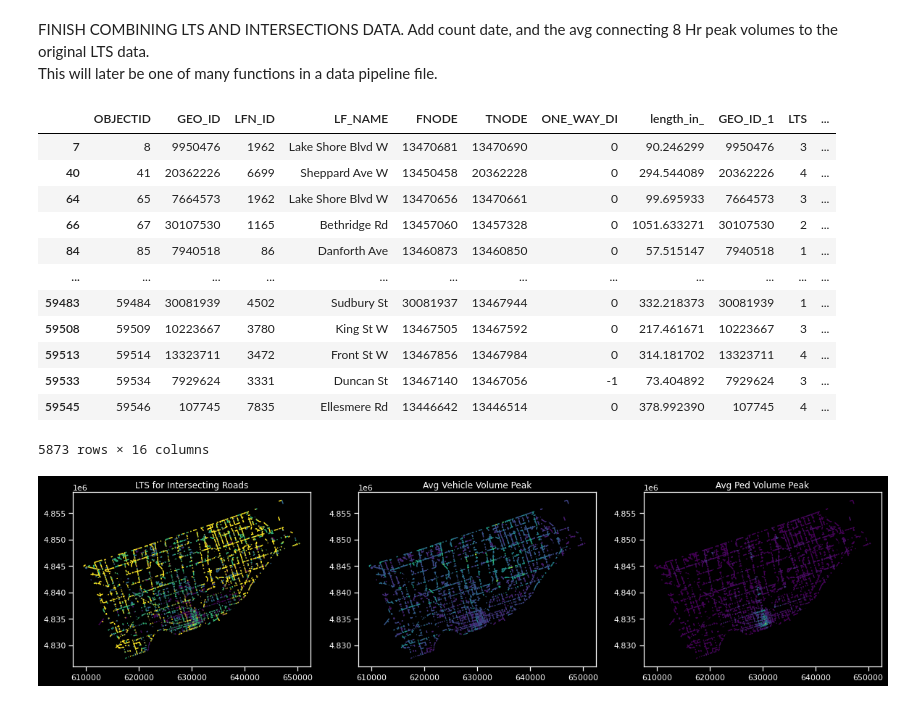
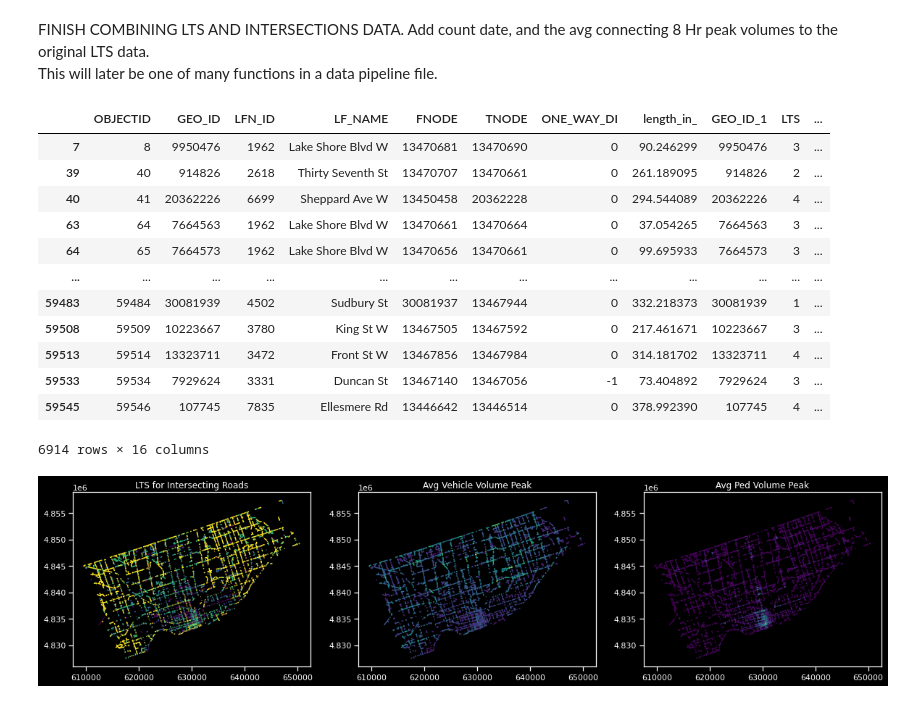
Before and after one commit to KeaganHRankin/Cycle-Classifier, a Jupyter notebook: edanalysis/eda_intersection_volume.ipynb, the cells around one changed output. Cells and saved outputs as stored; diff of their text form; code cells hidden in the pictures.

```diff
--- a/edanalysis/eda_intersection_volume.ipynb
+++ b/edanalysis/eda_intersection_volume.ipynb
@@ -317,50 +317,53 @@ This will later be one of many functions in a data pipeline file.
 inter_metre = intersections_gpd.to_crs("EPSG:26917")
 lts_metre = lts_gpd.to_crs("EPSG:26917")
 
+#THIS BUFFER CONTROLS the distance of extrapolation for the intersection data (in m)
+buffer = 10
+
 # Set a buffer corresponding to lat lon count error; assume 5-10m?
-inter_metre['geometry'] = inter_metre.buffer(5)
+inter_metre['geometry'] = inter_metre.buffer(buffer)
 inter_metre['intersects'] = 1
 
 # Do the initial merge
 initial_merge = gpd.sjoin(inter_metre, #left
                           lts_metre, #right
                           how='right',
                           op='intersects')
 
 initial_merge = initial_merge[initial_merge['intersects'] == 1]
 
 # Aggregate: the mean of 8 hr peaks (we might also want info on the connecting intersection index and dates).
 peaks = ['index_left', 'Count Date', '8 Peak Hr Vehicle Volume','8 Peak Hr Pedestrian Volume']
 merger = initial_merge[peaks].groupby(initial_merge.index).agg({'index_left': lambda x: tuple(x),
                                                                 'Count Date': lambda x: tuple(x),
                                                                 '8 Peak Hr Vehicle Volume': 'mean',
                                                                 '8 Peak Hr Pedestrian Volume': 'mean'}
                                                                )
 
 # Combine merger with the lts data.
 lts_intersections_avg = pd.merge(left=lts_metre,
                                 right=merger,
                                 how='left',
                                 left_index=True,
                                 right_index=True,
                                )
 
 # Show new frame
 lts_intersections_avg[lts_intersections_avg['index_left'].notnull()]
 # %% [output]
 |  | OBJECTID | GEO_ID | LFN_ID | LF_NAME | FNODE | TNODE | ONE_WAY_DI | length_in_ | GEO_ID_1 | LTS | ... |
 | 7 | 8 | 9950476 | 1962 | Lake Shore Blvd W | 13470681 | 13470690 | 0 | 90.246299 | 9950476 | 3 | ... |
+| 39 | 40 | 914826 | 2618 | Thirty Seventh St | 13470707 | 13470661 | 0 | 261.189095 | 914826 | 2 | ... |
 | 40 | 41 | 20362226 | 6699 | Sheppard Ave W | 13450458 | 20362228 | 0 | 294.544089 | 20362226 | 4 | ... |
+| 63 | 64 | 7664563 | 1962 | Lake Shore Blvd W | 13470661 | 13470664 | 0 | 37.054265 | 7664563 | 3 | ... |
 | 64 | 65 | 7664573 | 1962 | Lake Shore Blvd W | 13470656 | 13470661 | 0 | 99.695933 | 7664573 | 3 | ... |
-| 66 | 67 | 30107530 | 1165 | Bethridge Rd | 13457060 | 13457328 | 0 | 1051.633271 | 30107530 | 2 | ... |
-| 84 | 85 | 7940518 | 86 | Danforth Ave | 13460873 | 13460850 | 0 | 57.515147 | 7940518 | 1 | ... |
 | ... | ... | ... | ... | ... | ... | ... | ... | ... | ... | ... | ... |
 | 59483 | 59484 | 30081939 | 4502 | Sudbury St | 30081937 | 13467944 | 0 | 332.218373 | 30081939 | 1 | ... |
 | 59508 | 59509 | 10223667 | 3780 | King St W | 13467505 | 13467592 | 0 | 217.461671 | 10223667 | 3 | ... |
 | 59513 | 59514 | 13323711 | 3472 | Front St W | 13467856 | 13467984 | 0 | 314.181702 | 13323711 | 4 | ... |
 | 59533 | 59534 | 7929624 | 3331 | Duncan St | 13467140 | 13467056 | -1 | 73.404892 | 7929624 | 3 | ... |
 | 59545 | 59546 | 107745 | 7835 | Ellesmere Rd | 13446642 | 13446514 | 0 | 378.992390 | 107745 | 4 | ... |
-5873 rows × 16 columns
+6914 rows × 16 columns
 # %%
 # Plot the above to show the new data.
 fig, axs = plt.subplots(figsize=(20,12), ncols=3, nrows=1)
```
Also changed, not shown: parts of 15 cells of this notebook, 5 other files.
